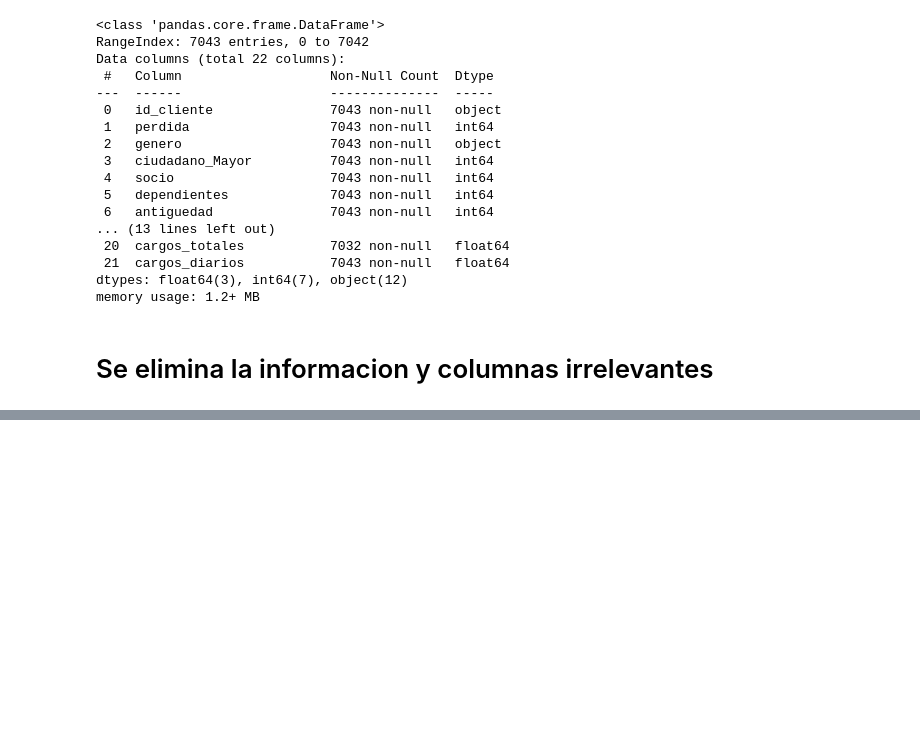
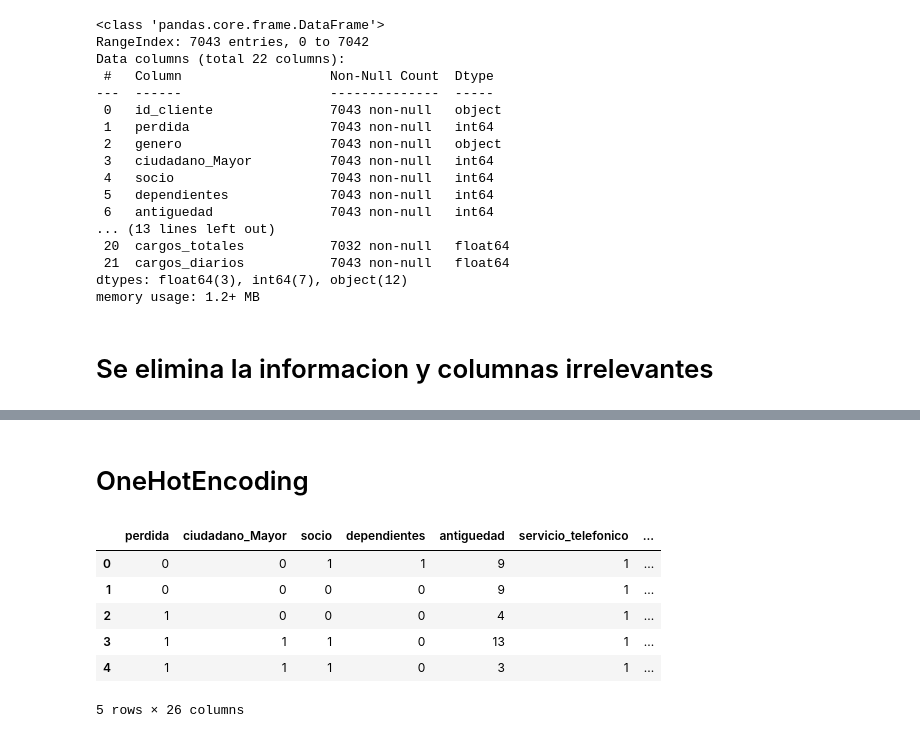
Before and after one commit to JoelC-Creator/challengeTelecomX2, a Jupyter notebook: Challenge_Telecom_Parte_2.ipynb, the cells around one changed output, grey strips where cells are left out. Saved outputs shown, nothing was run; the diff lists cells and outputs as text; code cells hidden in the pictures; blank space fills up the shorter version.

```diff
--- a/Challenge_Telecom_Parte_2.ipynb
+++ b/Challenge_Telecom_Parte_2.ipynb
@@ -26,3 +40,19 @@ dtypes: float64(3), int64(7), object(12)
 memory usage: 1.2+ MB
 # %% [markdown]
 # Se elimina la informacion y columnas irrelevantes
+# %%
+#Se elimina la informacion y columnas irrelevantes
+
+# Se crea una copia del dataframe original
+df_limpio = df.copy()
+
+#Se elimina id cliente ya que es irrelevante para el modelo predictivo
+df_limpio = df_limpio.drop(columns=['id_cliente'])
+
+cols_fix = [
+            'seguridad_online','copia_seguridad_online','proteccion_dispositivo',
+            'soporte_tecnico','streaming_tv','streaming_peliculas'
+]
+
+for col in cols_fix:
+  df_limpio[col] = df_limpio[col].replace('No internet service', 'No')
@@ -28,0 +79,31 @@ memory usage: 1.2+ MB
+# %% [markdown]
+# OneHotEncoding
+# %%
+categorical_cols = [
+       'perdida', 'genero', 'ciudadano_Mayor', 'socio', 'dependientes',
+       'servicio_telefonico', 'lineas_multiples', 'servicio_internet',
+       'seguridad_online', 'copia_seguridad_online',
+       'proteccion_dispositivo', 'soporte_tecnico', 'streaming_tv',
+       'streaming_peliculas', 'contrato', 'facturacion_electronica',
+       'metodo_pago'
+]
+
+# Excluir columnas numéricas que no necesitan codificación
+# 'perdida', 'ciudadano_Mayor', 'socio', 'dependientes', 'servicio_telefonico', 'facturacion_electronica'
+# Ya son numéricas binarias o representan categorías que no requieren one-hot encoding basado en el contexto.
+# 'antiguedad', 'cargos_mensuales', 'cargos_totales', 'cargos_diarios' son numéricas continuas.
+
+cols_to_encode = [col for col in categorical_cols if col in df_limpio.columns and df_limpio[col].dtype == 'object']
+
+
+df_encoded = pd.get_dummies(df_limpio, columns=cols_to_encode, drop_first=True)
+
+display(df_encoded.head())
+# %% [output]
+|  | perdida | ciudadano_Mayor | socio | dependientes | antiguedad | servicio_telefonico | ... |
+| 0 | 0 | 0 | 1 | 1 | 9 | 1 | ... |
+| 1 | 0 | 0 | 0 | 0 | 9 | 1 | ... |
+| 2 | 1 | 0 | 0 | 0 | 4 | 1 | ... |
+| 3 | 1 | 1 | 1 | 0 | 13 | 1 | ... |
+| 4 | 1 | 1 | 1 | 0 | 3 | 1 | ... |
+5 rows × 26 columns
```
Also changed, not shown: parts of 15 cells of this notebook.
